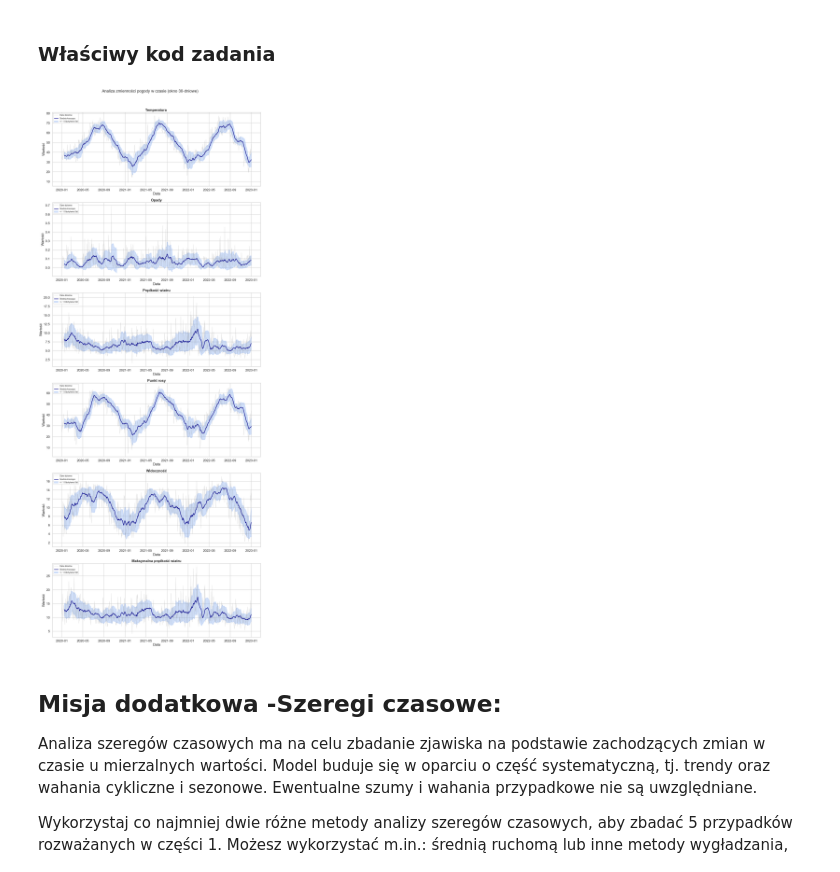
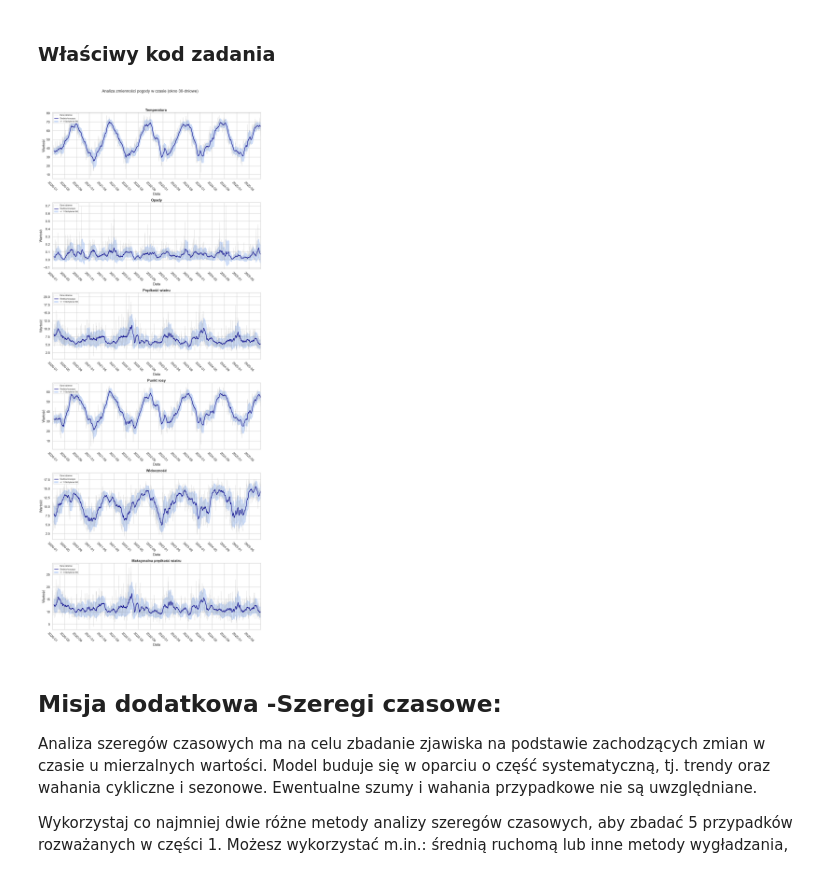
Before and after one commit to Matio004/PodstawyPrzetwarzaniaDuzychZbiorowDanych, a Jupyter notebook: zad3.ipynb, the cells around one changed output. Drawn from its saved outputs; the diff is of its cells as text; code cells hidden in the pictures.

```diff
--- a/zad3.ipynb
+++ b/zad3.ipynb
@@ -84,10 +108,9 @@ df.to_csv('data/data_3_years_imputed.csv', index=False)
 # %% [markdown]
 ### Właściwy kod zadania
 # %%
-df = pd.read_csv('data/data_3_years_imputed.csv')
+df = pd.read_csv('data/data_5_years_imputed.csv')
 
 variables = ['temp', 'prcp', 'wdsp', 'dewp', 'visib', 'mxpsd']
-df = df[df['country']=='PL']
 df['date'] = pd.to_datetime(df['date'])
 df = df.sort_values('date')
 df = df.groupby('date')[variables].mean()
@@ -113,36 +136,37 @@ titles = [
     'Punkt rosy',
     'Widoczność',
     'Maksymalna prędkość wiatru'
 ]
 
 for i, var in enumerate(variables):
     ax = axes[i]
 
 
     sns.lineplot(data=df, x=df.index, y=var, ax=ax, color='gray', alpha=0.3, linewidth=1, label='Dane dzienne')
 
 
     sns.lineplot(data=df, x=df.index, y=f'{var}_rolling_mean', ax=ax, color='darkblue', linewidth=2.5, label='Średnia krocząca')
 
 
     ax.fill_between(
         df.index,
         df[f'{var}_rolling_mean'] - df[f'{var}_rolling_std'],
         df[f'{var}_rolling_mean'] + df[f'{var}_rolling_std'],
         color='cornflowerblue', alpha=0.3, label='+/- 1 Odchylenie Std'
     )
-
-
+    ax.set_xlim(df.index.min(), df.index.max())
+    ax.xaxis.set_major_locator(mdates.MonthLocator(bymonth=[1,5,9]))
     ax.set_title(titles[i], fontweight='bold')
     ax.set_xlabel('Data')
     ax.set_ylabel('Wartość')
     ax.legend(loc='upper left', fontsize=10)
+    ax.tick_params(axis='x',rotation=-45)
 
 plt.tight_layout()
 fig.subplots_adjust(top=0.94)
 plt.show()
 # %% [output]
-[figure, old version]
+[figure, new version]
 # %% [markdown]
 ## Misja dodatkowa -Szeregi czasowe:
 
```
Also changed, not shown: parts of 8 cells of this notebook.
